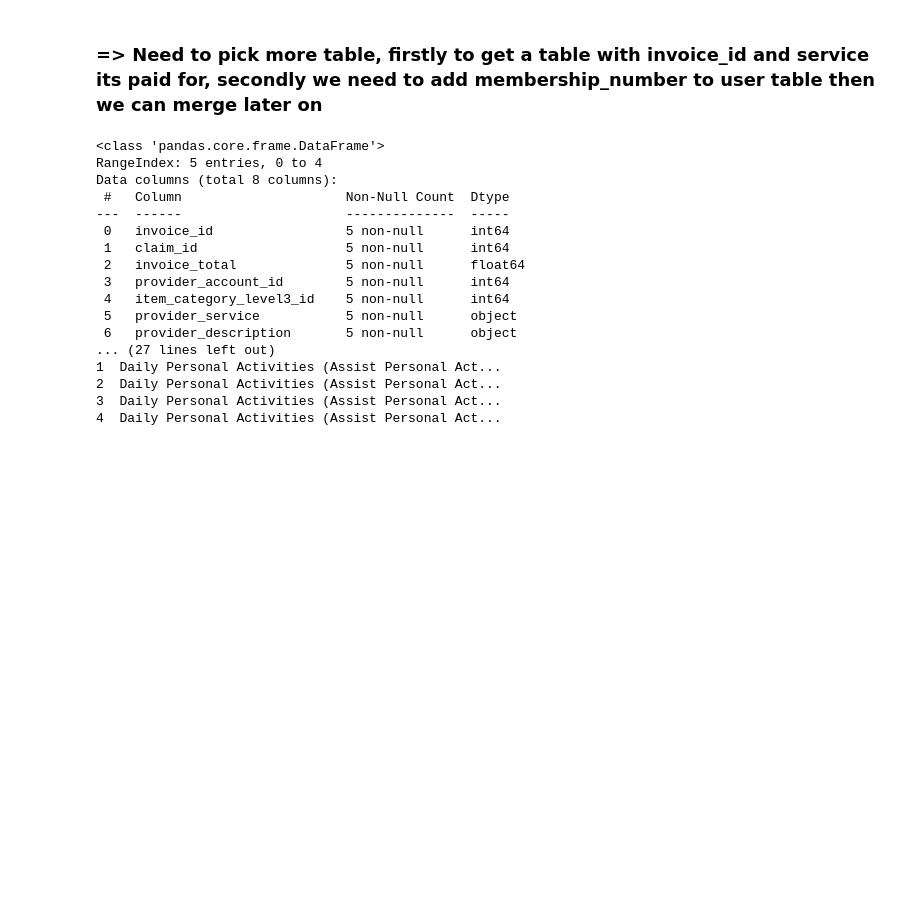
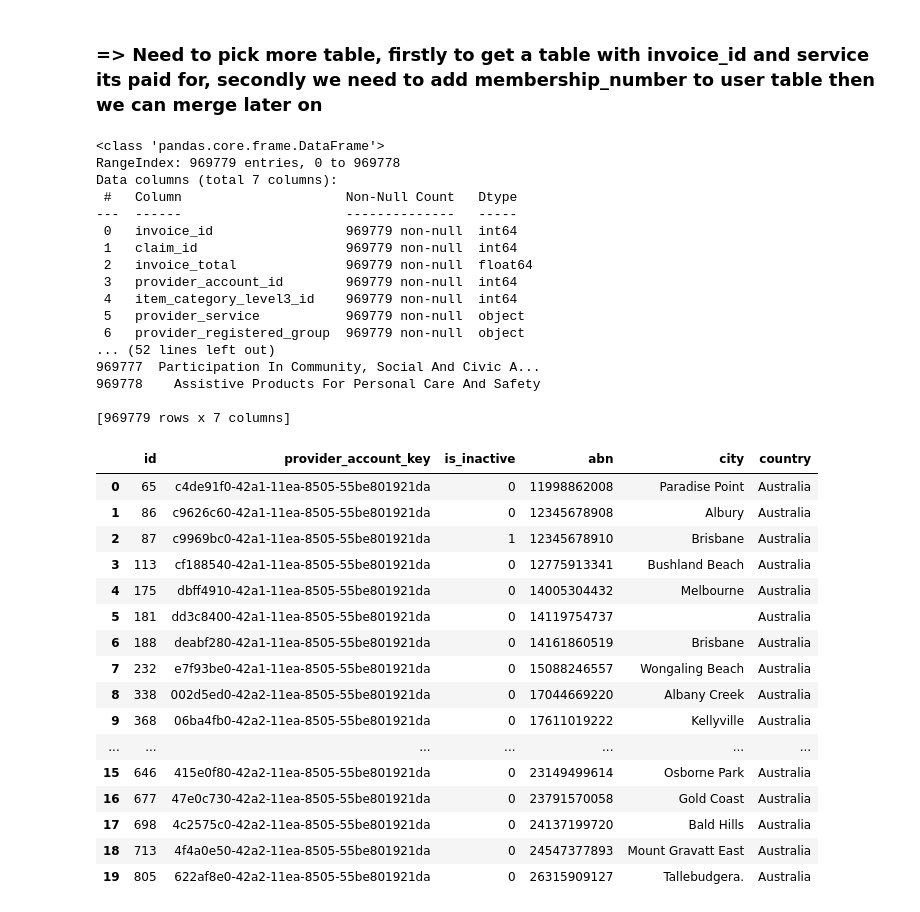
Before and after one commit to TheConMiz/ifn711_leap_in, a Jupyter notebook: LeapIn_Budget_Utilisation_cleanver1.ipynb, the cells around one changed output. Drawn from its saved outputs; the diff is of its cells as text; code cells hidden in the pictures; blank space fills up the shorter version.

Commit message:
Added Service Provider addresses

```diff
--- a/LeapIn_Budget_Utilisation_cleanver1.ipynb
+++ b/LeapIn_Budget_Utilisation_cleanver1.ipynb
@@ -378,24 +378,50 @@ memory usage: 59.1+ MB
 # %%
 ###Invoice, Claims, combined with Provider Services details
 ##  add the desired rows in the query from the three tables
-df_invoice_providers_details = pd.read_sql("select i.id as invoice_id, c.id as claim_id, i.invoice_total, i.provider_account_id, cl3.id as item_category_level3_id, ndis.name as provider_service, ndis.description as provider_description, ndis.registration_group as provider_registered_group from HH_claim c left join HH_invoice i on i.id= c.invoice_id left join HH_item_category_level3 cl3 on c.item_category_level3_id = cl3.id left join hedgehog_ndis_service_item_ref ndis on cl3.id= ndis.item_category_level3_id;", con=conn)
+
+df_invoice_providers_details = pd.read_sql("select i.id as invoice_id, c.id as claim_id, i.invoice_total, i.provider_account_id, cl3.id as item_category_level3_id, ndis.name as provider_service, ndis.registration_group as provider_registered_group from HH_claim c left join HH_invoice i on i.id= c.invoice_id left join HH_item_category_level3 cl3 on c.item_category_level3_id = cl3.id left join hedgehog_ndis_service_item_ref ndis on cl3.id= ndis.item_category_level3_id;", con=conn)
 print(df_invoice_providers_details.info())
 print(df_invoice_providers_details)
 # %% [output]
 <class 'pandas.core.frame.DataFrame'>
-RangeIndex: 5 entries, 0 to 4
-Data columns (total 8 columns):
- #   Column                     Non-Null Count  Dtype
----  ------                     --------------  -----
- 0   invoice_id                 5 non-null      int64
- 1   claim_id                   5 non-null      int64
- 2   invoice_total              5 non-null      float64
- 3   provider_account_id        5 non-null      int64
- 4   item_category_level3_id    5 non-null      int64
- 5   provider_service           5 non-null      object
- 6   provider_description       5 non-null      object
-... (27 lines left out)
-1  Daily Personal Activities (Assist Personal Act...
-2  Daily Personal Activities (Assist Personal Act...
-3  Daily Personal Activities (Assist Personal Act...
-4  Daily Personal Activities (Assist Personal Act...
+RangeIndex: 969779 entries, 0 to 969778
+Data columns (total 7 columns):
+ #   Column                     Non-Null Count   Dtype
+---  ------                     --------------   -----
+ 0   invoice_id                 969779 non-null  int64
+ 1   claim_id                   969779 non-null  int64
+ 2   invoice_total              969779 non-null  float64
+ 3   provider_account_id        969779 non-null  int64
+ 4   item_category_level3_id    969779 non-null  int64
+ 5   provider_service           969779 non-null  object
+ 6   provider_registered_group  969779 non-null  object
+... (52 lines left out)
+969777  Participation In Community, Social And Civic A...
+969778    Assistive Products For Personal Care And Safety
+
+[969779 rows x 7 columns]
+# %%
+# Need one more df where contains provider_account_ID and their address
+query = "select p.id, pa.provider_account_key, p.is_inactive, p.abn, ca.city, ca.country from HH_provider_account pa join HH_provider p on p.id = pa.provider_id join SNOW_customer_account ca on ca.u_abn = p.abn"
+
+df_invoice_providers_addresses = pd.read_sql(query, con=conn)
+
+df_invoice_providers_addresses.head(20)
+# %% [output]
+|  | id | provider_account_key | is_inactive | abn | city | country |
+| 0 | 65 | c4de91f0-42a1-11ea-8505-55be801921da | 0 | 11998862008 | Paradise Point | Australia |
+| 1 | 86 | c9626c60-42a1-11ea-8505-55be801921da | 0 | 12345678908 | Albury | Australia |
+| 2 | 87 | c9969bc0-42a1-11ea-8505-55be801921da | 1 | 12345678910 | Brisbane | Australia |
+| 3 | 113 | cf188540-42a1-11ea-8505-55be801921da | 0 | 12775913341 | Bushland Beach | Australia |
+| 4 | 175 | dbff4910-42a1-11ea-8505-55be801921da | 0 | 14005304432 | Melbourne | Australia |
+| 5 | 181 | dd3c8400-42a1-11ea-8505-55be801921da | 0 | 14119754737 |  | Australia |
+| 6 | 188 | deabf280-42a1-11ea-8505-55be801921da | 0 | 14161860519 | Brisbane | Australia |
+| 7 | 232 | e7f93be0-42a1-11ea-8505-55be801921da | 0 | 15088246557 | Wongaling Beach | Australia |
+| 8 | 338 | 002d5ed0-42a2-11ea-8505-55be801921da | 0 | 17044669220 | Albany Creek | Australia |
+| 9 | 368 | 06ba4fb0-42a2-11ea-8505-55be801921da | 0 | 17611019222 | Kellyville | Australia |
+| ... | ... | ... | ... | ... | ... | ... |
+| 15 | 646 | 415e0f80-42a2-11ea-8505-55be801921da | 0 | 23149499614 | Osborne Park | Australia |
+| 16 | 677 | 47e0c730-42a2-11ea-8505-55be801921da | 0 | 23791570058 | Gold Coast | Australia |
+| 17 | 698 | 4c2575c0-42a2-11ea-8505-55be801921da | 0 | 24137199720 | Bald Hills | Australia |
+| 18 | 713 | 4f4a0e50-42a2-11ea-8505-55be801921da | 0 | 24547377893 | Mount Gravatt East | Australia |
+| 19 | 805 | 622af8e0-42a2-11ea-8505-55be801921da | 0 | 26315909127 | Tallebudgera. | Australia |
```
Also changed, not shown: parts of 1 cell of this notebook.
